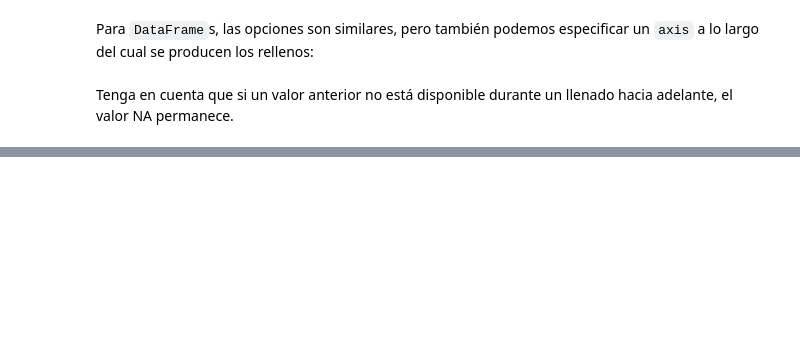
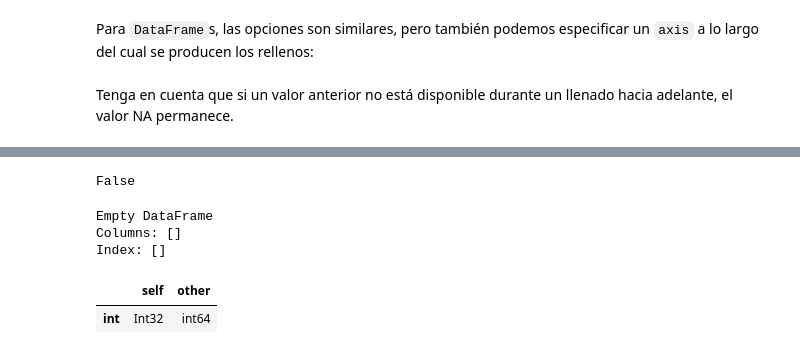
Before and after one commit to XimenaPO/DS_PT_09_2023, a Jupyter notebook: Data_Analysis/2-Pandas/Teoría/4_Handling-Missing-Data.ipynb, the cells around one changed output, grey strips where cells are left out. Cells and saved outputs as stored; diff of their text form; code cells hidden in the pictures; blank space fills up the shorter version.

```diff
--- a/Data_Analysis/2-Pandas/Teoría/4_Handling-Missing-Data.ipynb
+++ b/Data_Analysis/2-Pandas/Teoría/4_Handling-Missing-Data.ipynb
@@ -501,0 +592,25 @@ Tenga en cuenta que si un valor anterior no está disponible durante un llenado
+# %%
+j = pd.DataFrame({ 'int': [1,2,3,4],
+                  'float': [1.1,2.2,3.3,4.4],
+                  'object': ['a', 'bb', 'ccc', 'dddd']})
+
+r = pd.DataFrame({ 'int': [1,2,3,4],
+                  'float': [1.1,2.2,3.3,4.4],
+                  'object': ['a', 'bb', 'ccc', 'dddd']})
+
+j['int'] = j['int'].astype('Int32') # CAMBIO EL TIPO DE DATO DE LA COLUMNA 'Int'
+# %%
+j.equals(r)
+# %% [output]
+False
+# %%
+j.compare(r) # NO muestra nada porque a simple vista son iguales.
+# %% [output]
+Empty DataFrame
+Columns: []
+Index: []
+# %%
+j.dtypes.compare(r.dtypes)
+# %% [output]
+|  | self | other |
+| int | Int32 | int64 |
```
Also changed, not shown: parts of 34 cells of this notebook.
